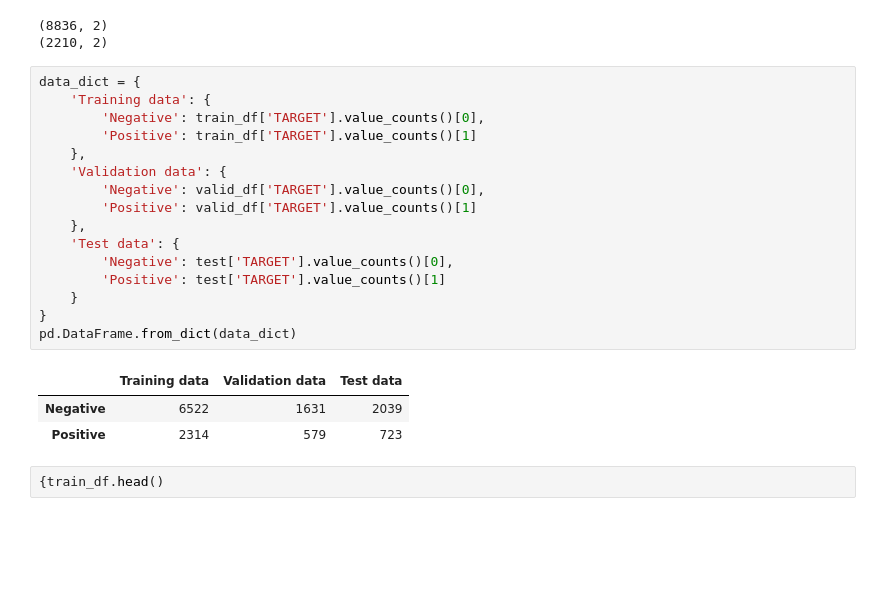
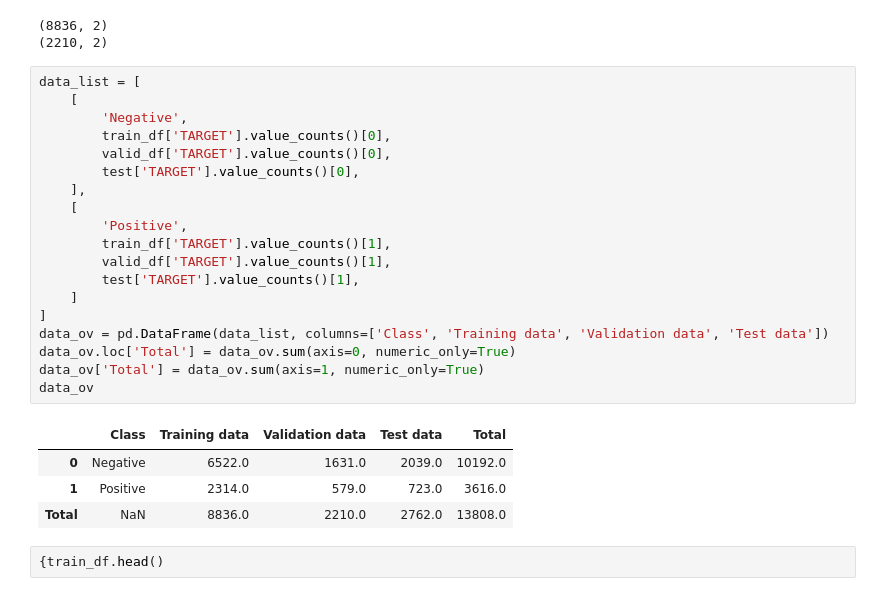
Before and after one commit to acg12/corona-disease-detector, a Jupyter notebook: experiments/Main.ipynb, the cells around one changed output. Saved outputs shown, nothing was run; the diff lists cells and outputs as text; blank space fills up the shorter version.

```diff
--- a/experiments/Main.ipynb
+++ b/experiments/Main.ipynb
@@ -116,26 +116,30 @@ print(valid_df.shape)
 # %% [output]
 (8836, 2)
 (2210, 2)
-# %%
-data_dict = {
-    'Training data': {
-        'Negative': train_df['TARGET'].value_counts()[0],
-        'Positive': train_df['TARGET'].value_counts()[1]
-    },
-    'Validation data': {
-        'Negative': valid_df['TARGET'].value_counts()[0],
-        'Positive': valid_df['TARGET'].value_counts()[1]
-    },
-    'Test data': {
-        'Negative': test['TARGET'].value_counts()[0],
-        'Positive': test['TARGET'].value_counts()[1]
-    }
-}
-pd.DataFrame.from_dict(data_dict)
-# %% [output]
-|  | Training data | Validation data | Test data |
-| Negative | 6522 | 1631 | 2039 |
-| Positive | 2314 | 579 | 723 |
+# %%
+data_list = [
+    [
+        'Negative',
+        train_df['TARGET'].value_counts()[0],
+        valid_df['TARGET'].value_counts()[0],
+        test['TARGET'].value_counts()[0],
+    ],
+    [
+        'Positive',
+        train_df['TARGET'].value_counts()[1],
+        valid_df['TARGET'].value_counts()[1],
+        test['TARGET'].value_counts()[1],
+    ]
+]
+data_ov = pd.DataFrame(data_list, columns=['Class', 'Training data', 'Validation data', 'Test data'])
+data_ov.loc['Total'] = data_ov.sum(axis=0, numeric_only=True)
+data_ov['Total'] = data_ov.sum(axis=1, numeric_only=True)
+data_ov
+# %% [output]
+|  | Class | Training data | Validation data | Test data | Total |
+| 0 | Negative | 6522.0 | 1631.0 | 2039.0 | 10192.0 |
+| 1 | Positive | 2314.0 | 579.0 | 723.0 | 3616.0 |
+| Total | NaN | 8836.0 | 2210.0 | 2762.0 | 13808.0 |
 # %%
 {train_df.head()
 # %% [output]
```
Also changed, not shown: parts of 1 cell of this notebook.
